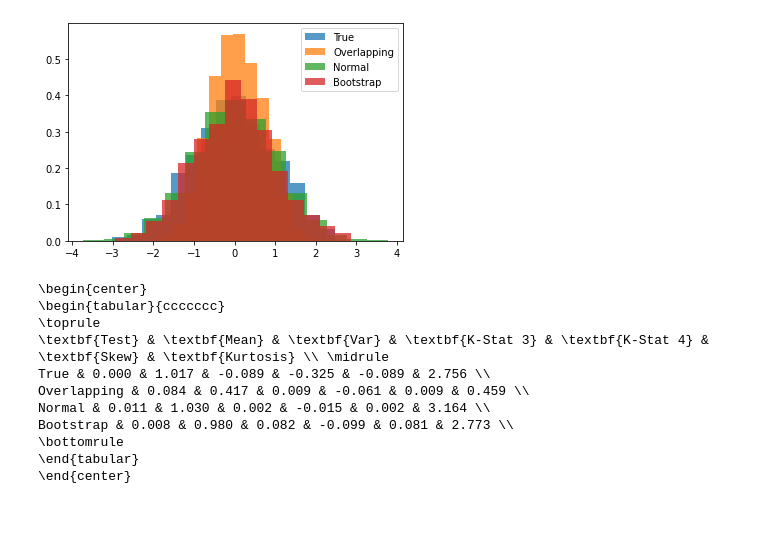
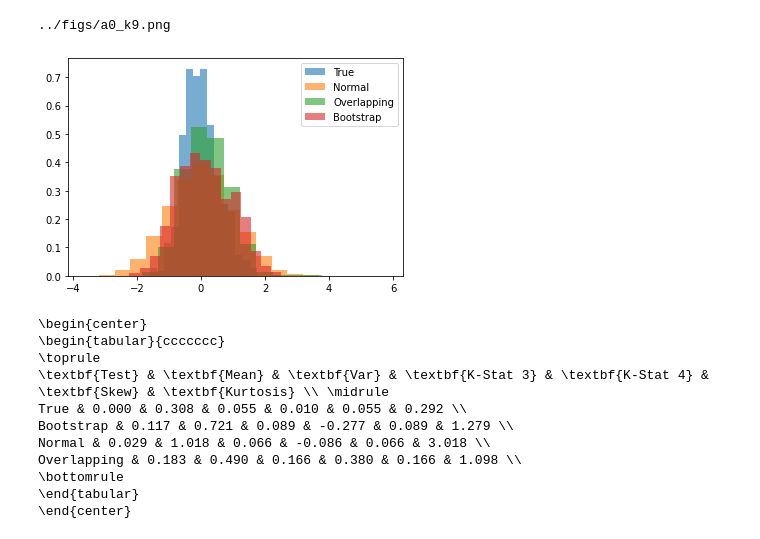
Before and after one commit to ericschulman/testing, a Jupyter notebook: overlapping_reg/kstats_table.ipynb, the cells around one changed output. Cells and saved outputs as stored; diff of their text form; code cells hidden in the pictures.

```diff
--- a/overlapping_reg/kstats_table.ipynb
+++ b/overlapping_reg/kstats_table.ipynb
@@ -33,8 +33,7 @@ class OLS_loglike(GenericLikelihoodModel):
 
 
 def setup_shi(yn,xn,return_model=False,num_params=4):
-    x1n,x2n = xn[:,0],xn[:,1:num_params]
-
+    x1n,x2n = xn[:,0].reshape(xn.shape[0],1),xn[:,1:num_params]
     # model 1 grad, etc.
     model1 = sm.OLS(yn,sm.add_constant(x1n))
     model1_fit = model1.fit(disp=False)
@@ -59,19 +58,12 @@ def setup_shi(yn,xn,return_model=False,num_params=4):
         return ll1,grad1,hess1,params1,model1,ll2,grad2,hess2,params2,model2
     return ll1,grad1,hess1,params1,ll2,grad2,hess2,params2
 
-def gen_data(nobs=1000, a=0.25, num_params=4):
-    x = np.random.normal(scale=3., size=(nobs,1+num_params))
+def gen_data(nobs=1000, a=0.0, num_params=1):
+    x = np.random.normal(scale=1., size=(nobs,1+num_params))
     e = np.random.normal(loc=0.0, scale=1.0, size=nobs)
-    y = 1 + a*x[:,0] + a/np.sqrt(num_params)*x[:,1:num_params].sum(axis=1) + e
+    y = 1 + a*x[:,0] + a/np.sqrt(num_params)*x[:,1:num_params+1].sum(axis=1) + e
     return y,x,nobs
-
-
-def gen_data(nobs=1000, a=0.25, num_params=9):
-    x = np.random.normal(scale=3., size=(nobs,1+num_params))
-    e = np.random.normal(loc=0.0, scale=1.0, size=nobs)
-    y = 1 + a*x[:,0] + a/np.sqrt(num_params)*x[:,1:num_params].sum(axis=1) + e
-    return y,x,nobs
-
 
 yn,xn,nobs = gen_data()
 ll1,grad1,hess1,params1,ll2,grad2,hess2,params2 = setup_shi(yn,xn,return_model=False,num_params=15)
+print(grad1.shape,hess1.shape)
@@ -77,0 +74,6 @@ ll1,grad1,hess1,params1,ll2,grad2,hess2,params2 = setup_shi(yn,xn,return_model=F
+# %%
+a = 0
+k = 1
+gen_data_ex = lambda : gen_data(nobs=1000,a=a,num_params=k)
+
+vuong_plots.plot_kstats_table(gen_data_ex,setup_shi,figtitle='../figs/a%s_k%s.png'%(int(a*100),k))
@@ -78,17 +94,18 @@ ll1,grad1,hess1,params1,ll2,grad2,hess2,params2 = setup_shi(yn,xn,return_model=F
 # %%
-gen_data_ex = lambda : gen_data(nobs=1000,a=.25,num_params=9)
-
-vuong_plots.plot_kstats_table(gen_data,setup_shi)
+k = 9
+gen_data_ex = lambda : gen_data(nobs=1000,a=a,num_params=k)
+vuong_plots.plot_kstats_table(gen_data_ex,setup_shi,figtitle='../figs/a%s_k%s.png'%(int(a*100),k))
 # %% [output]
+../figs/a0_k9.png
-[figure, old version]
+[figure, new version]
-\begin{center}
-\begin{tabular}{ccccccc}
-\toprule
-\textbf{Test} & \textbf{Mean} & \textbf{Var} & \textbf{K-Stat 3} & \textbf{K-Stat 4} & \textbf{Skew} & \textbf{Kurtosis} \\ \midrule
-True & 0.000 & 1.017 & -0.089 & -0.325 & -0.089 & 2.756 \\
-Overlapping & 0.084 & 0.417 & 0.009 & -0.061 & 0.009 & 0.459 \\
-Normal & 0.011 & 1.030 & 0.002 & -0.015 & 0.002 & 3.164 \\
-Bootstrap & 0.008 & 0.980 & 0.082 & -0.099 & 0.081 & 2.773 \\
-\bottomrule
-\end{tabular}
-\end{center}
+\begin{center}
+\begin{tabular}{ccccccc}
+\toprule
+\textbf{Test} & \textbf{Mean} & \textbf{Var} & \textbf{K-Stat 3} & \textbf{K-Stat 4} & \textbf{Skew} & \textbf{Kurtosis} \\ \midrule
+True & 0.000 & 0.308 & 0.055 & 0.010 & 0.055 & 0.292 \\
+Bootstrap & 0.117 & 0.721 & 0.089 & -0.277 & 0.089 & 1.279 \\
+Normal & 0.029 & 1.018 & 0.066 & -0.086 & 0.066 & 3.018 \\
+Overlapping & 0.183 & 0.490 & 0.166 & 0.380 & 0.166 & 1.098 \\
+\bottomrule
+\end{tabular}
+\end{center}
```
Also changed, not shown: parts of 10 cells of this notebook, 2 other files.
